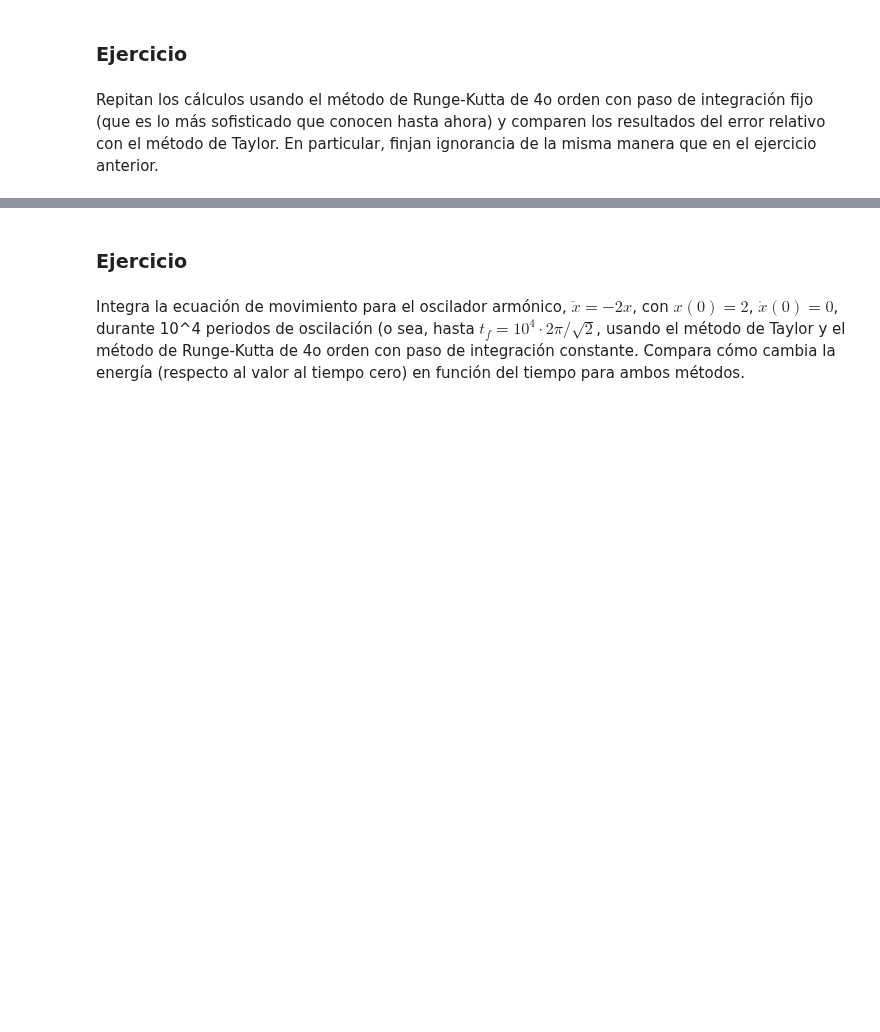
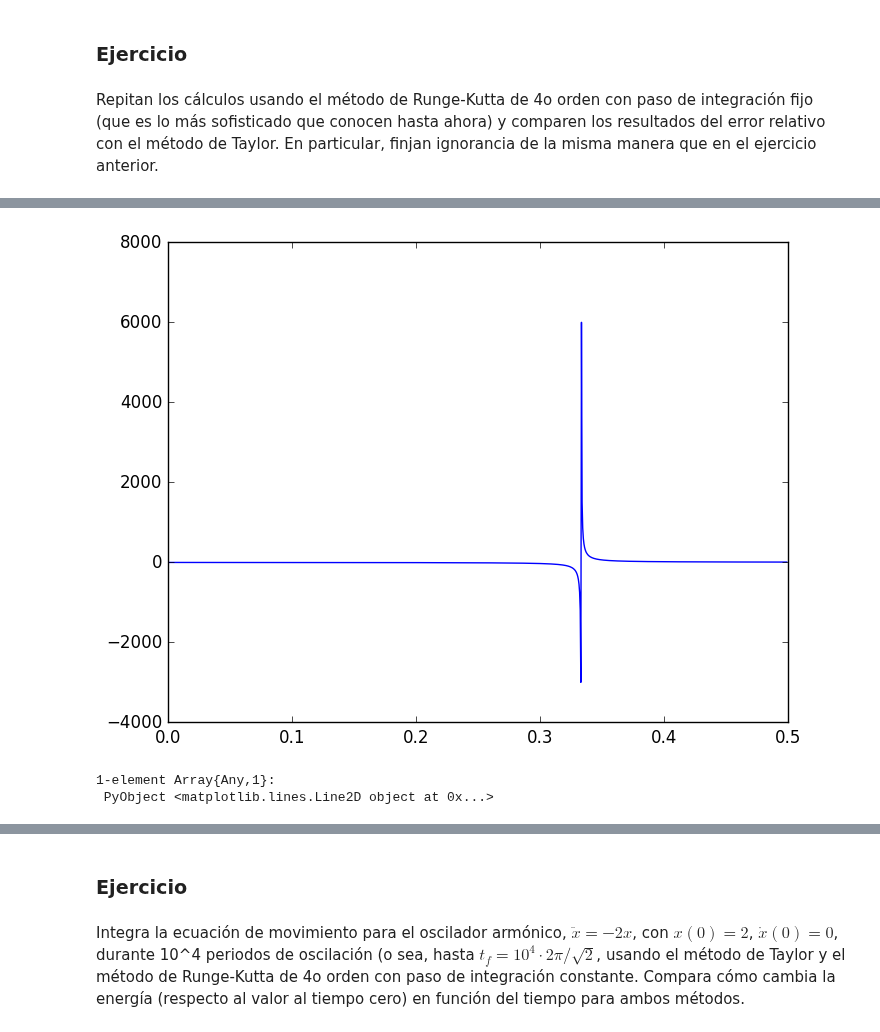
Before and after one commit to lbenet/2016-2_TSFisicaComputacional, a Jupyter notebook: tareas/CarlosLopez/Tarea7.ipynb, the cells around one changed output, grey strips where cells are left out. Saved outputs shown, nothing was run; the diff lists cells and outputs as text; code cells hidden in the pictures; blank space fills up the shorter version.

```diff
--- a/tareas/CarlosLopez/Tarea7.ipynb
+++ b/tareas/CarlosLopez/Tarea7.ipynb
@@ -303,2 +340,14 @@ plot(a[2],a[1])
 1-element Array{Any,1}:
  PyObject <matplotlib.lines.Line2D object at 0x...>
+# %%
+#Error
+E=[]
+for i=1:length(a[1])
+    e=a[2][i]-(3/(1-(3*a[1][i])))
+    push!(E,e)
+end
+plot(a[1],E)
+# %% [output]
+[figure, added]
+1-element Array{Any,1}:
+ PyObject <matplotlib.lines.Line2D object at 0x...>
```
Also changed, not shown: parts of 19 cells of this notebook.
